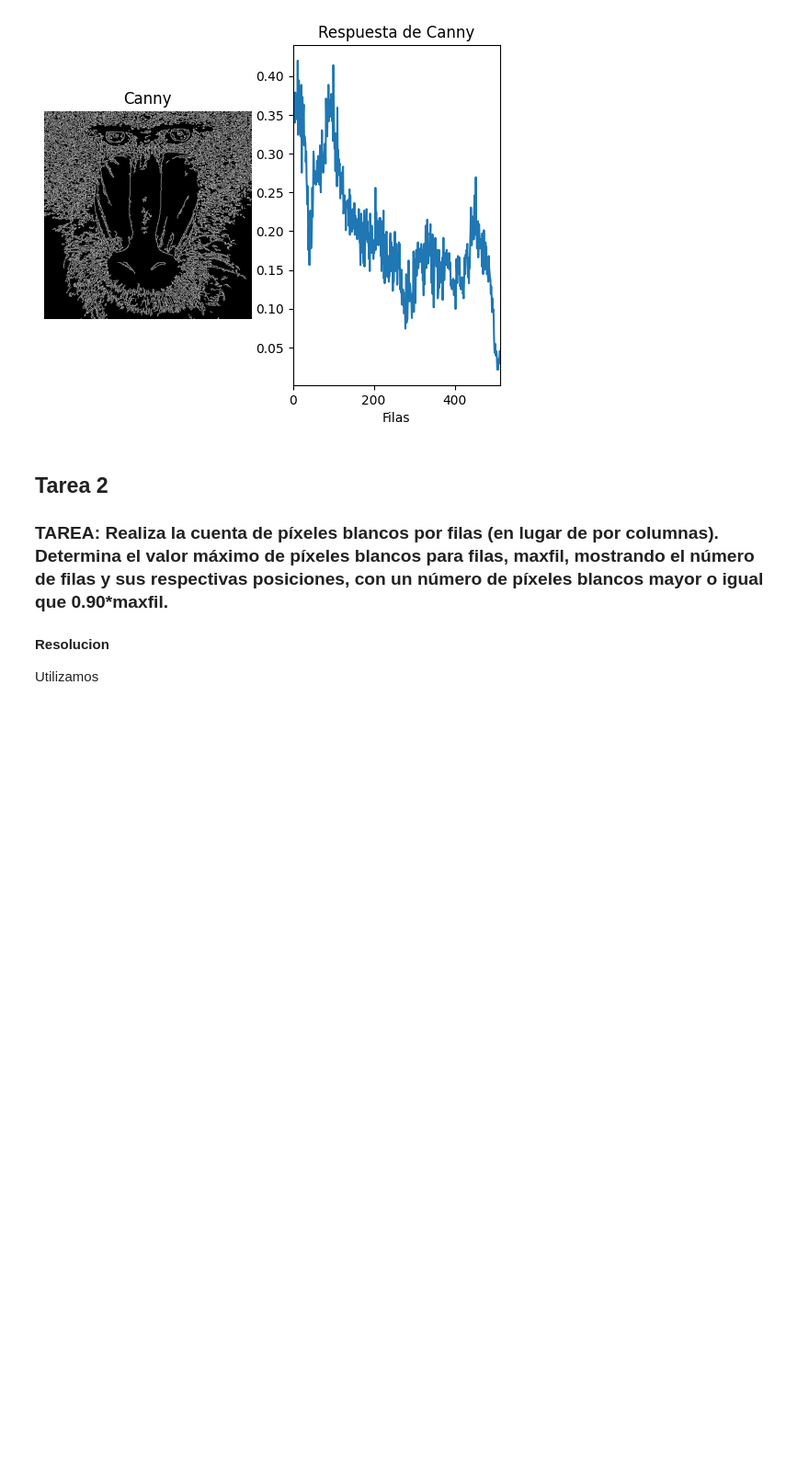
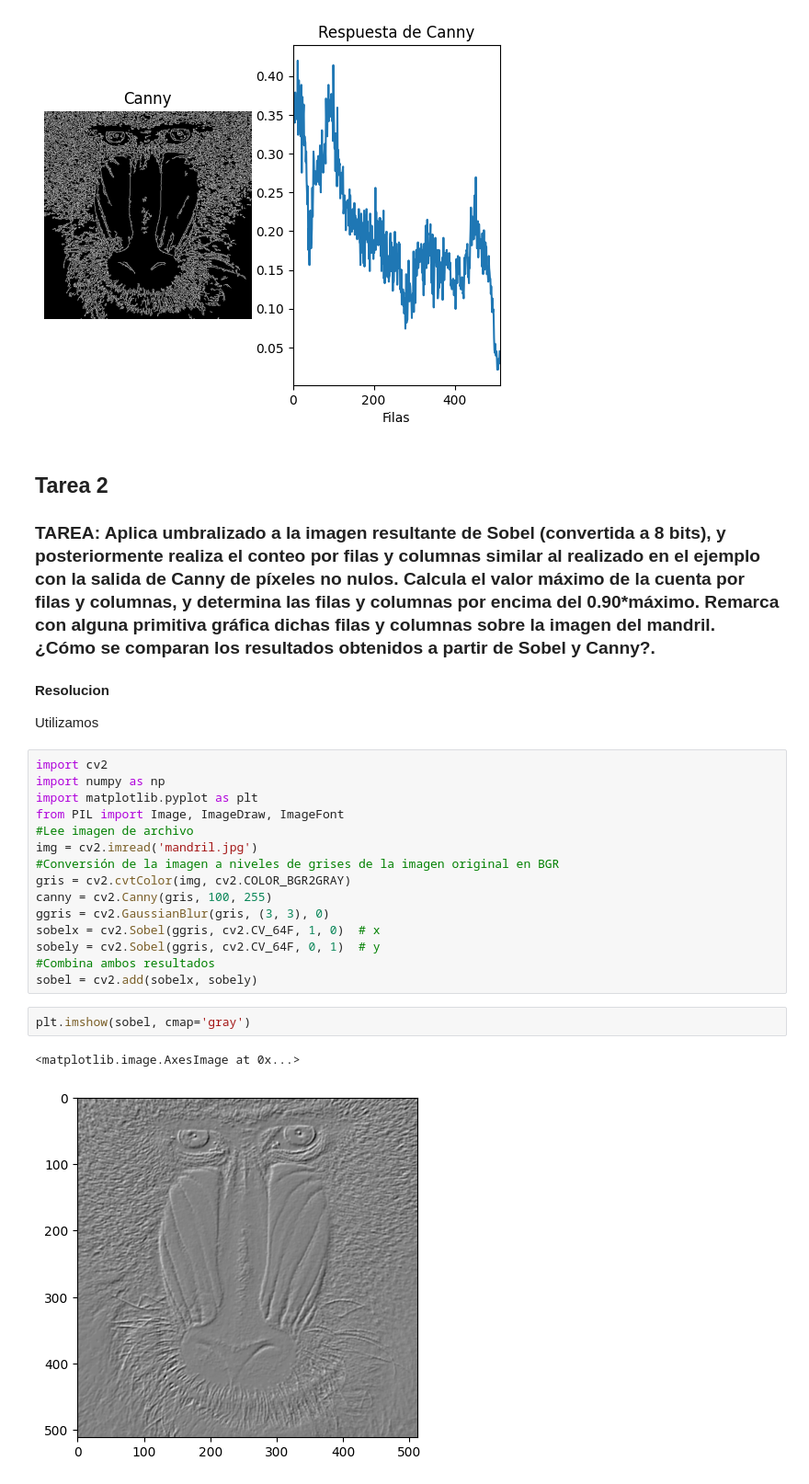
Before and after one commit to NicolasReyAlonso/Entrega_Prac_2, a Jupyter notebook: Entrega_2.ipynb, the cells around one changed output. Shown at 92% size. Drawn from its saved outputs; the diff is of its cells as text; blank space fills up the shorter version.

Commit message:
Start Sobel

```diff
--- a/Entrega_2.ipynb
+++ b/Entrega_2.ipynb
@@ -53,7 +53,27 @@ Posiciones de esas filas: [  6  12  15  20  21  88 100]
 [figure]
 # %% [markdown]
 ## Tarea 2
-### TAREA: Realiza la cuenta de píxeles blancos por filas (en lugar de por columnas). Determina el valor máximo de píxeles blancos para filas, maxfil, mostrando el número de filas y sus respectivas posiciones, con un número de píxeles blancos mayor o igual que 0.90*maxfil.
+### TAREA: Aplica umbralizado a la imagen resultante de Sobel (convertida a 8 bits), y posteriormente realiza el conteo por filas y columnas similar al realizado en el ejemplo con la salida de Canny de píxeles no nulos. Calcula el valor máximo de la cuenta por filas y columnas, y determina las filas y columnas por encima del 0.90*máximo. Remarca con alguna primitiva gráfica dichas filas y columnas sobre la imagen del mandril. ¿Cómo se comparan los resultados obtenidos a partir de Sobel y Canny?.
 
 #### Resolucion
 Utilizamos
+# %%
+import cv2
+import numpy as np
+import matplotlib.pyplot as plt
+from PIL import Image, ImageDraw, ImageFont
+#Lee imagen de archivo
+img = cv2.imread('mandril.jpg')
+#Conversión de la imagen a niveles de grises de la imagen original en BGR
+gris = cv2.cvtColor(img, cv2.COLOR_BGR2GRAY)
+canny = cv2.Canny(gris, 100, 255)
+ggris = cv2.GaussianBlur(gris, (3, 3), 0)
+sobelx = cv2.Sobel(ggris, cv2.CV_64F, 1, 0)  # x
+sobely = cv2.Sobel(ggris, cv2.CV_64F, 0, 1)  # y
+#Combina ambos resultados
+sobel = cv2.add(sobelx, sobely)
+# %%
+plt.imshow(sobel, cmap='gray')
+# %% [output]
+<matplotlib.image.AxesImage at 0x...>
+[figure, added]
```
